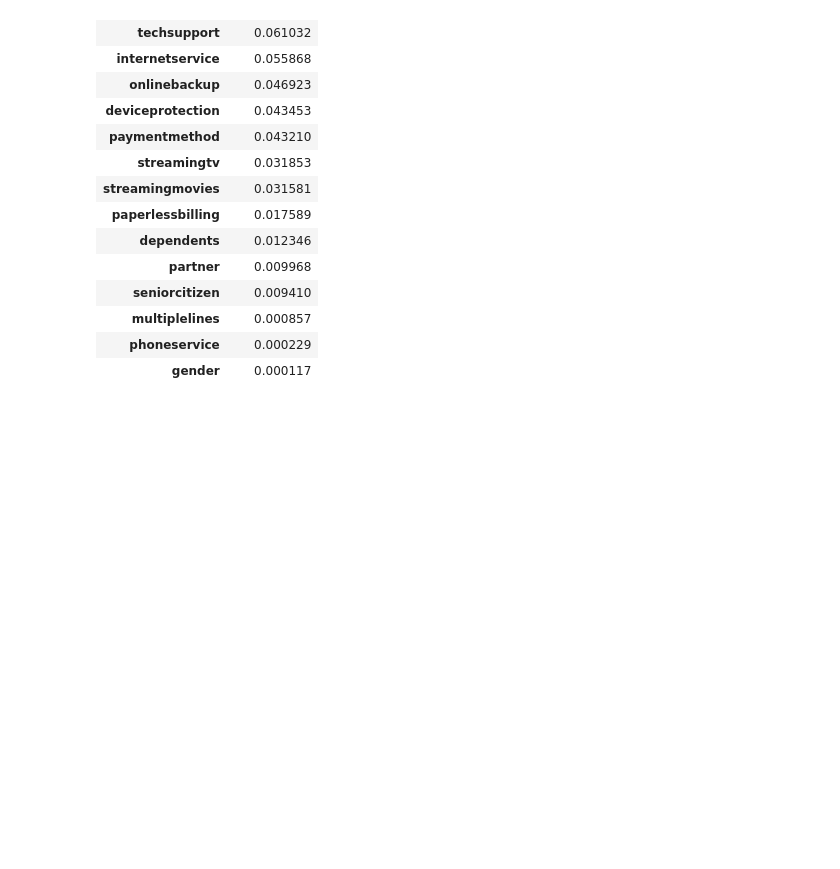
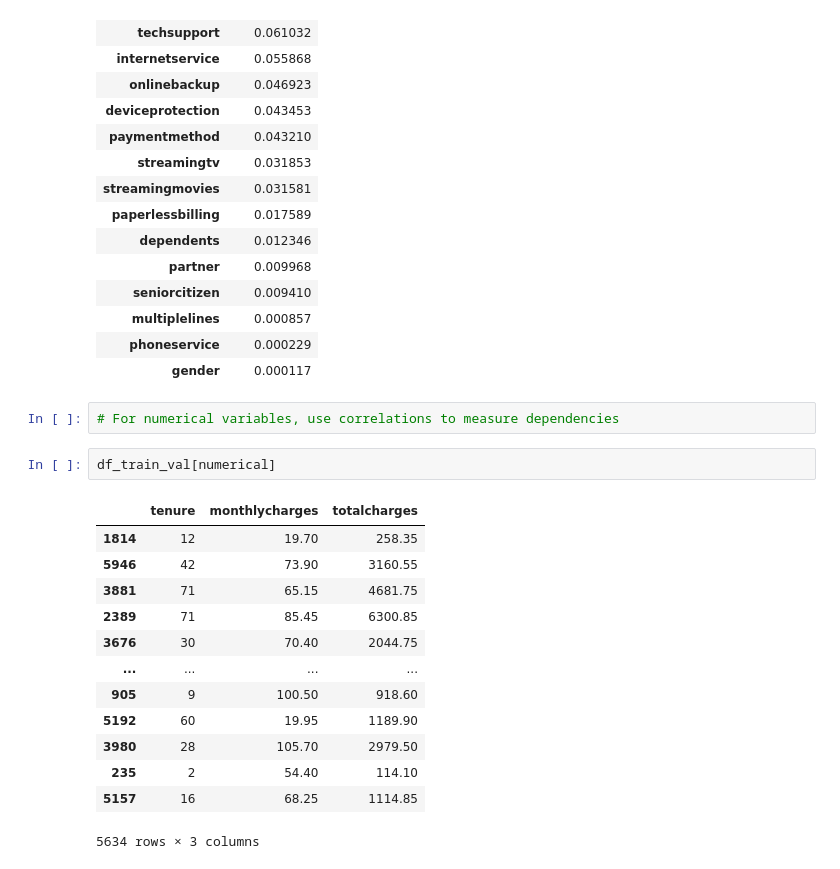
Before and after one commit to jamesczq/machine-learning-bootcamp, a Jupyter notebook: 03-classification-churn.ipynb, the cells around one changed output. Drawn from its saved outputs; the diff is of its cells as text; blank space fills up the shorter version.

```diff
--- a/03-classification-churn.ipynb
+++ b/03-classification-churn.ipynb
@@ -366,3 +345,21 @@ df_mutual_info
 | multiplelines | 0.000857 |
 | phoneservice | 0.000229 |
 | gender | 0.000117 |
+# %%
+# For numerical variables, use correlations to measure dependencies
+# %%
+df_train_val[numerical]
+# %% [output]
+|  | tenure | monthlycharges | totalcharges |
+| 1814 | 12 | 19.70 | 258.35 |
+| 5946 | 42 | 73.90 | 3160.55 |
+| 3881 | 71 | 65.15 | 4681.75 |
+| 2389 | 71 | 85.45 | 6300.85 |
+| 3676 | 30 | 70.40 | 2044.75 |
+| ... | ... | ... | ... |
+| 905 | 9 | 100.50 | 918.60 |
+| 5192 | 60 | 19.95 | 1189.90 |
+| 3980 | 28 | 105.70 | 2979.50 |
+| 235 | 2 | 54.40 | 114.10 |
+| 5157 | 16 | 68.25 | 1114.85 |
+5634 rows × 3 columns
```
Also changed, not shown: parts of 44 cells of this notebook.
